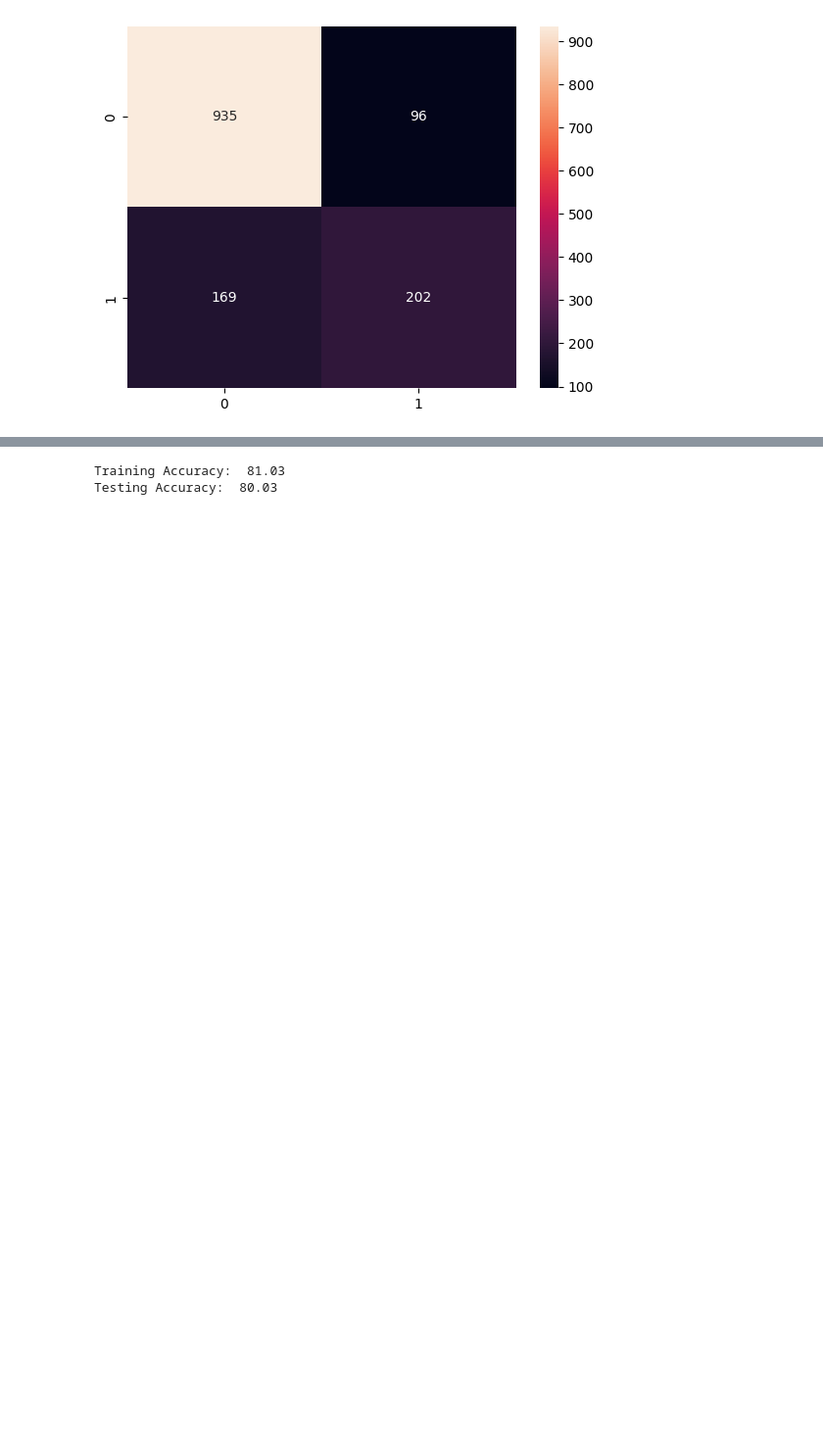
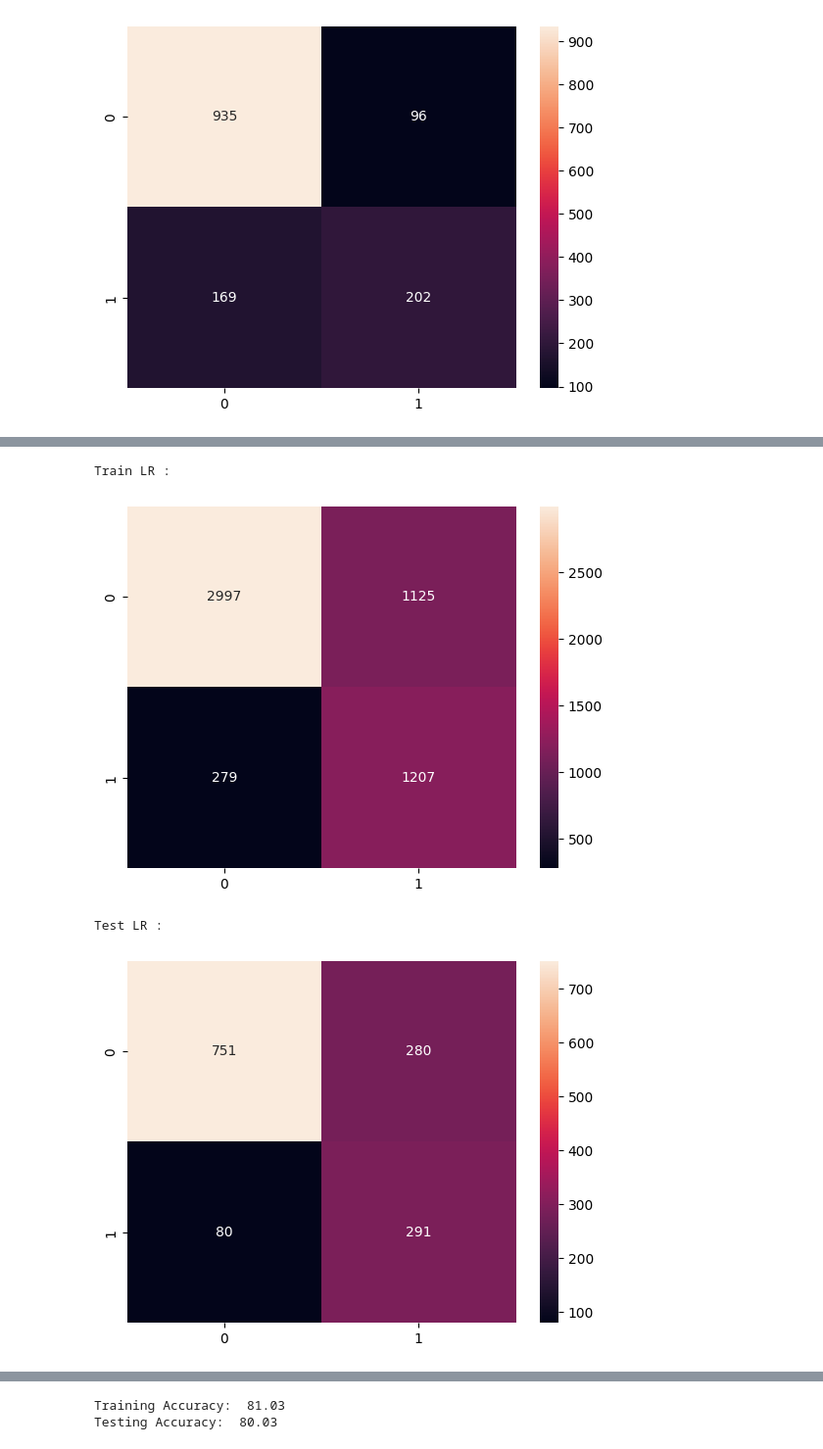
Before and after one commit to zeyadmedhat/Telco_Customer_Churn, a Jupyter notebook: Telco_Customer_Churn.ipynb, the cells around one changed output, grey strips where cells are left out. Shown at 98% size. Saved outputs shown, nothing was run; the diff lists cells and outputs as text; code cells hidden in the pictures; blank space fills up the shorter version.

```diff
--- a/Telco_Customer_Churn.ipynb
+++ b/Telco_Customer_Churn.ipynb
@@ -392,0 +395,6 @@ Test LR :
+# %%
+lr_model = LogisticRegression(class_weight='balanced')
+lr_model.fit(x_train, y_train)
+
+print('Training Accuracy: ', round(lr_model.score(x_train, y_train) * 100, 2))
+print('Testing Accuracy: ', round(lr_model.score(x_test, y_test) * 100, 2))
@@ -392,0 +404,7 @@ Test LR :
+# %%
+y_train_pred = lr_model.predict(x_train)
+y_test_pred = lr_model.predict(x_test)
+
+print('Train LR :\n', classification_report(y_train, y_train_pred))
+print( '-' * 60)
+print('Test LR :\n', classification_report(y_test, y_test_pred))
@@ -393 +432,14 @@ Test LR :
+# %%
+print('Train LR :')
+sns.heatmap(confusion_matrix(y_train,y_train_pred),annot=True, fmt='g')
+plt.show()
+
+print('Test LR :')
+sns.heatmap(confusion_matrix(y_test,y_test_pred),annot=True, fmt='g')
+plt.show()
+# %% [output]
+Train LR :
+[figure, added]
+Test LR :
+[figure, added]
 # %% [markdown]
```
Also changed, not shown: parts of 10 cells of this notebook.
